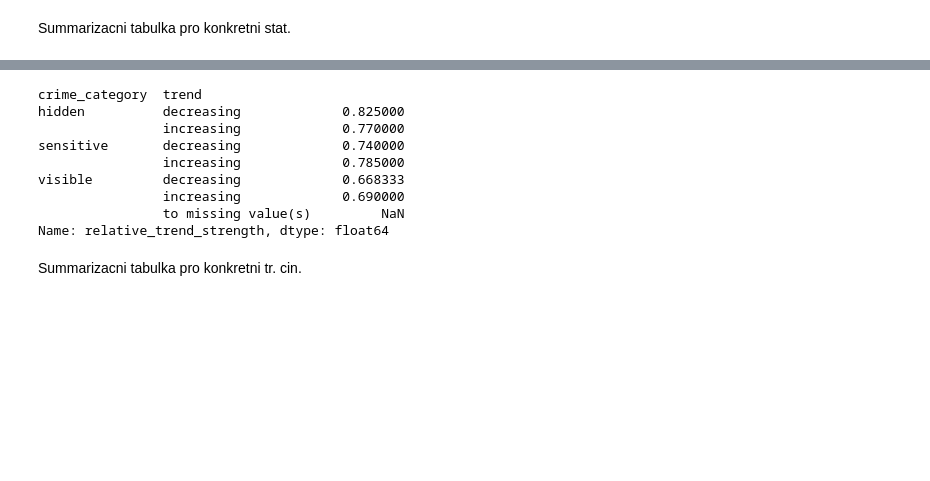
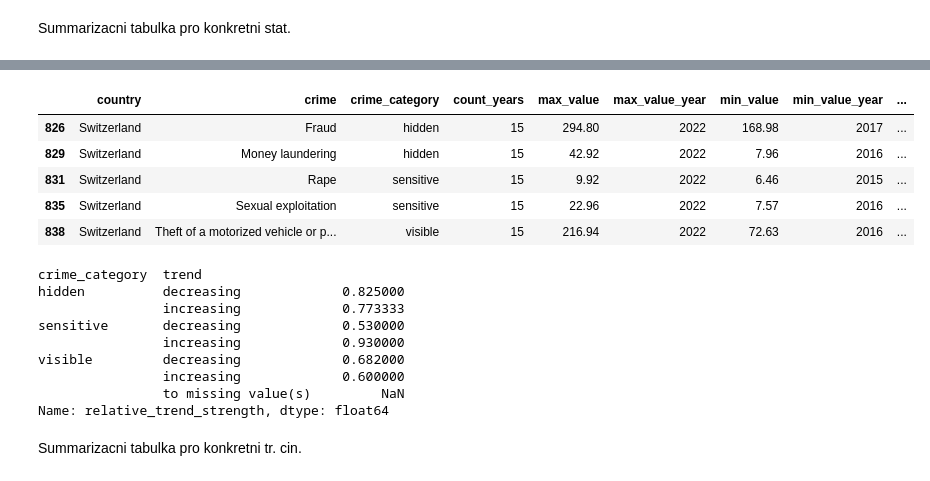
Before and after one commit to klbek/Analysis-of-Crime-in-the-EU, a Jupyter notebook: summarized_crime_info.ipynb, the cells around one changed output, grey strips where cells are left out. Saved outputs shown, nothing was run; the diff lists cells and outputs as text; code cells hidden in the pictures; blank space fills up the shorter version.

Commit message:
finalnejsi verze summarized_crime_info.ipynb

```diff
--- a/summarized_crime_info.ipynb
+++ b/summarized_crime_info.ipynb
@@ -122,8 +120,8 @@ Summarizacni tabulka pro konkretni stat.
 # jednoznacne je dulezita interpretace rustu/poklesu dle toho, o jakou kategorii tr. cinu se jedna!
 trend_columns = ['country', 'crime', 'crime_category', 'count_years', 'quality_range_fill_data', 'quality_range_unfill_data', 'trend', 'relative_trend_strength']
 switz_summ = df[df['country'] == 'Switzerland']
-switz_summ = switz_summ[trend_columns].sort_values(by='crime_category')
-switz_summ
+switz_summ_trend = switz_summ[trend_columns].sort_values(by='crime_category')
+switz_summ_trend
 # %% [output]
 |  | country | crime | crime_category | count_years | quality_range_fill_data | quality_range_unfill_data | trend | ... |
 | 819 | Switzerland | Acts against computer systems | hidden | 0 | <NA> | <NA> | <NA> | ... |
@@ -142,3 +140,25 @@ switz_summ
 | 833 | Switzerland | Serious assault | visible | 15 | 15 | 0 | decreasing | ... |
 | 837 | Switzerland | Theft | visible | 15 | 15 | 0 | decreasing | ... |
 | 823 | Switzerland | Burglary of private residential p... | visible | 15 | 14 | 0 | decreasing | ... |
+# %%
+# dle nami zvolenych parametru/pravidel pak muzeme hledat extremnejsi vykyvy v datatech
+# po odecteni/pricteni smerodatne odchylky k prumeru a porovnani s max/min value se data temer nevyfiltruji,
+# muzeme nasobit smerodatnou odchylku 1.5 ci 2 pro nalezeni tech extremnejsich hodnot, prakticky ale skoro vsechny
+# tr.ciny maji vykyvy
+
+extreme_deviations_columns = ['country', 'crime', 'crime_category', 'count_years', 'max_value', 'max_value_year', 'min_value', 'min_value_year', 'standard_deviation', 'mean_value']
+
+switz_summ_extr = switz_summ[extreme_deviations_columns].sort_values(by='crime_category')
+switz_summ_extr['mean_plus_std'] = switz_summ_extr['mean_value'] + (switz_summ_extr['standard_deviation'])
+switz_summ_extr['mean_minus_std'] = switz_summ_extr['mean_value'] - (switz_summ_extr['standard_deviation'])
+
+# pripadne (switz_summ['mean_plus_std'] * 1.5), nutno pripadne nasobit v obou podminkach!
+filtered_switz_summ = switz_summ_extr[
+    (switz_summ_extr['max_value'] > switz_summ_extr['mean_plus_std']) |
+    (switz_summ_extr['min_value'] < switz_summ_extr['mean_minus_std'])
+]
+
+# z cisel vidime, ze behem roku 2022 bylo 5 tr.cinu na svych maximech pricemz na minimech v roce 2022 nebyl zadny.
+# v roce 2021 byly na svych minimech 4 tr. cinny a jeden na svem maximu.
+print(filtered_switz_summ[filtered_switz_summ['max_value'] > filtered_switz_summ['mean_plus_std']]['max_value_year'].value_counts())
+filtered_switz_summ[filtered_switz_summ['min_value'] < filtered_switz_summ['mean_minus_std']]['min_value_year'].value_counts()
@@ -145,14 +187,29 @@ switz_summ
+# %%
+# kdyz bychom se chteli podivat na krimi ciny, ktere meli sva maxima v roce 2022
+# je potreba davat pozor na pripadnou interpretaci, protoze nektere tr. cinny mohou byt podkategorii jineho tr. cinu, viz readme
+filtered_switz_summ[filtered_switz_summ['max_value_year'] == 2022]
+# %% [output]
+|  | country | crime | crime_category | count_years | max_value | max_value_year | min_value | min_value_year | ... |
+| 826 | Switzerland | Fraud | hidden | 15 | 294.80 | 2022 | 168.98 | 2017 | ... |
+| 829 | Switzerland | Money laundering | hidden | 15 | 42.92 | 2022 | 7.96 | 2016 | ... |
+| 831 | Switzerland | Rape | sensitive | 15 | 9.92 | 2022 | 6.46 | 2015 | ... |
+| 835 | Switzerland | Sexual exploitation | sensitive | 15 | 22.96 | 2022 | 7.57 | 2016 | ... |
+| 838 | Switzerland | Theft of a motorized vehicle or p... | visible | 15 | 216.94 | 2022 | 72.63 | 2016 | ... |
 # %%
 # pro zemi si lze roztridit tr. ciny dle kategorie a trendu a silu trendu zprumerovat
-switz_summ.groupby(['crime_category', 'trend'])['relative_trend_strength'].mean()
+# nejprve vsak musime odstranit 'duplicitni', respektive podkategorie jinych tr. cinnu
+switz_summ_no_subcategory = switz_summ[~switz_summ['crime'].isin(['Rape', 'Sexual assault', 'Child pornography', 'Burglary of private residential premises', 'Theft of a motorized vehicle or parts thereof', 'Bribery'])]
+
+# na prvni pohled muzeme vycist, ze dochazi k castejsimu nahlasovat 'sensitive' tr.cinnu
+switz_summ_no_subcategory.groupby(['crime_category', 'trend'])['relative_trend_strength'].mean()
 # %% [output]
 crime_category  trend
 hidden          decreasing             0.825000
-                increasing             0.770000
-sensitive       decreasing             0.740000
-                increasing             0.785000
-visible         decreasing             0.668333
-                increasing             0.690000
+                increasing             0.773333
+sensitive       decreasing             0.530000
+                increasing             0.930000
+visible         decreasing             0.682000
+                increasing             0.600000
                 to missing value(s)         NaN
 Name: relative_trend_strength, dtype: float64
 # %% [markdown]
```
Also changed, not shown: parts of 6 cells of this notebook.
